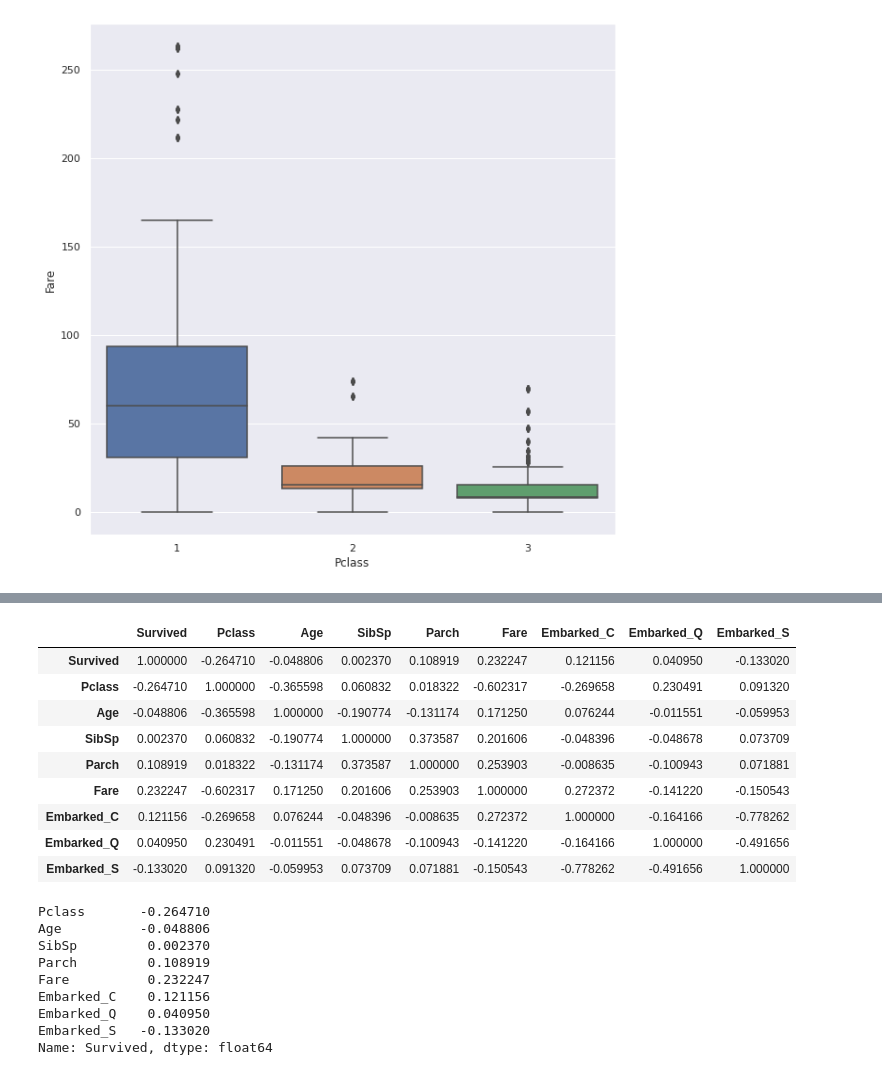
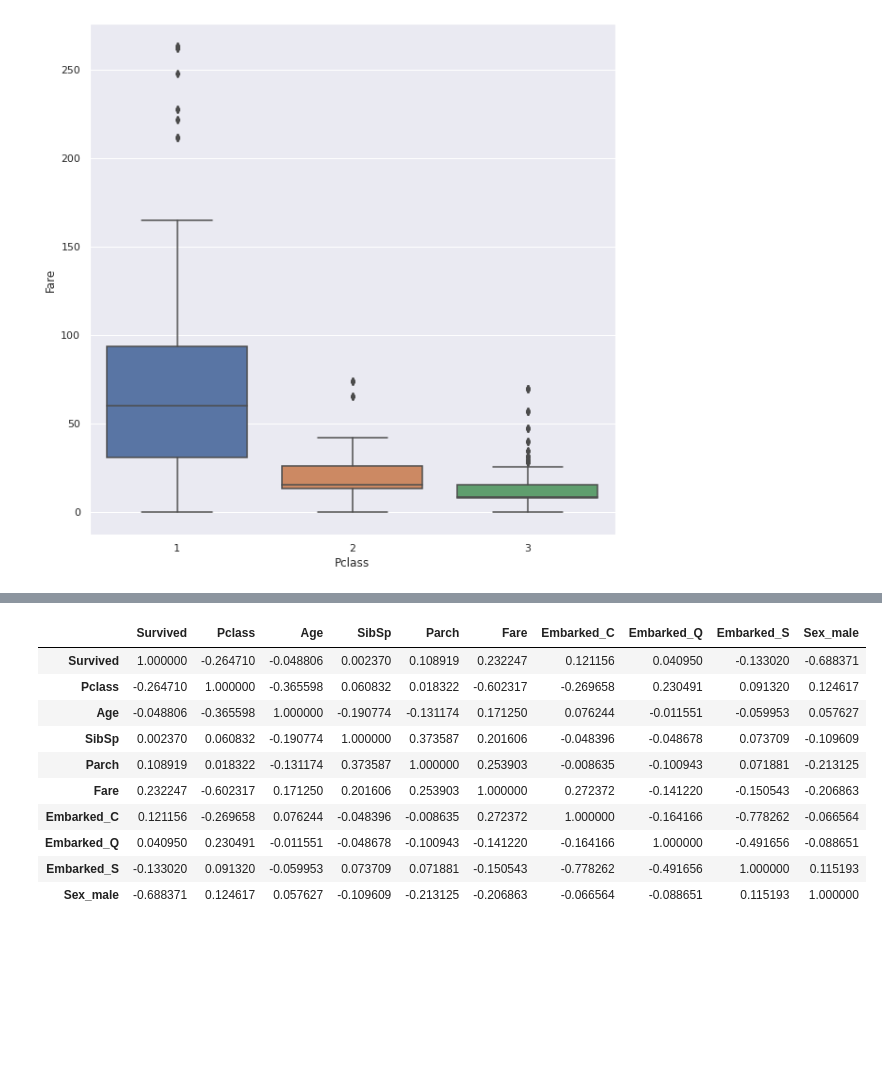
Before and after one commit to GDevigili/machine-learning-coursework, a Jupyter notebook: main.ipynb, the cells around one changed output, grey strips where cells are left out. Saved outputs shown, nothing was run; the diff lists cells and outputs as text; code cells hidden in the pictures; blank space fills up the shorter version.

```diff
--- a/main.ipynb
+++ b/main.ipynb
@@ -181,7 +191,7 @@ df_dummies = pd.get_dummies(merged_df, columns=['Embarked'])
 # %% [markdown]
 Então transformei a coluna `Sex` da mesma forma, porém apenas deixando ela como binário, sendo `male = 1` e `female = 0`:
 # %%
-df_dummies = pd.get_dummies(merged_df, columns=['Sex'], drop_first = True)
+df_dummies = pd.get_dummies(df_dummies, columns=['Sex'], drop_first = True)
 # %% [markdown]
 Então o dataset final fica:
 # %%
@@ -232,32 +266,21 @@ merged_df.plot(kind='box', subplots=True, layout=(4, 3), sharex=False, sharey=Fa
 # %%
 rs = np.random.RandomState(0)
 
 # df = pd.DataFrame(rs.rand(20, 20))
-corr = merged_df.corr()
+corr = df_dummies.corr()
 corr.style.background_gradient(cmap='coolwarm')
 # %% [output]
-|  | Survived | Pclass | Age | SibSp | Parch | Fare | Embarked_C | Embarked_Q | Embarked_S |
-| Survived | 1.000000 | -0.264710 | -0.048806 | 0.002370 | 0.108919 | 0.232247 | 0.121156 | 0.040950 | -0.133020 |
-| Pclass | -0.264710 | 1.000000 | -0.365598 | 0.060832 | 0.018322 | -0.602317 | -0.269658 | 0.230491 | 0.091320 |
-| Age | -0.048806 | -0.365598 | 1.000000 | -0.190774 | -0.131174 | 0.171250 | 0.076244 | -0.011551 | -0.059953 |
-| SibSp | 0.002370 | 0.060832 | -0.190774 | 1.000000 | 0.373587 | 0.201606 | -0.048396 | -0.048678 | 0.073709 |
-| Parch | 0.108919 | 0.018322 | -0.131174 | 0.373587 | 1.000000 | 0.253903 | -0.008635 | -0.100943 | 0.071881 |
-| Fare | 0.232247 | -0.602317 | 0.171250 | 0.201606 | 0.253903 | 1.000000 | 0.272372 | -0.141220 | -0.150543 |
-| Embarked_C | 0.121156 | -0.269658 | 0.076244 | -0.048396 | -0.008635 | 0.272372 | 1.000000 | -0.164166 | -0.778262 |
-| Embarked_Q | 0.040950 | 0.230491 | -0.011551 | -0.048678 | -0.100943 | -0.141220 | -0.164166 | 1.000000 | -0.491656 |
-| Embarked_S | -0.133020 | 0.091320 | -0.059953 | 0.073709 | 0.071881 | -0.150543 | -0.778262 | -0.491656 | 1.000000 |
+|  | Survived | Pclass | Age | SibSp | Parch | Fare | Embarked_C | Embarked_Q | Embarked_S | Sex_male |
+| Survived | 1.000000 | -0.264710 | -0.048806 | 0.002370 | 0.108919 | 0.232247 | 0.121156 | 0.040950 | -0.133020 | -0.688371 |
+| Pclass | -0.264710 | 1.000000 | -0.365598 | 0.060832 | 0.018322 | -0.602317 | -0.269658 | 0.230491 | 0.091320 | 0.124617 |
+| Age | -0.048806 | -0.365598 | 1.000000 | -0.190774 | -0.131174 | 0.171250 | 0.076244 | -0.011551 | -0.059953 | 0.057627 |
+| SibSp | 0.002370 | 0.060832 | -0.190774 | 1.000000 | 0.373587 | 0.201606 | -0.048396 | -0.048678 | 0.073709 | -0.109609 |
+| Parch | 0.108919 | 0.018322 | -0.131174 | 0.373587 | 1.000000 | 0.253903 | -0.008635 | -0.100943 | 0.071881 | -0.213125 |
+| Fare | 0.232247 | -0.602317 | 0.171250 | 0.201606 | 0.253903 | 1.000000 | 0.272372 | -0.141220 | -0.150543 | -0.206863 |
+| Embarked_C | 0.121156 | -0.269658 | 0.076244 | -0.048396 | -0.008635 | 0.272372 | 1.000000 | -0.164166 | -0.778262 | -0.066564 |
+| Embarked_Q | 0.040950 | 0.230491 | -0.011551 | -0.048678 | -0.100943 | -0.141220 | -0.164166 | 1.000000 | -0.491656 | -0.088651 |
+| Embarked_S | -0.133020 | 0.091320 | -0.059953 | 0.073709 | 0.071881 | -0.150543 | -0.778262 | -0.491656 | 1.000000 | 0.115193 |
+| Sex_male | -0.688371 | 0.124617 | 0.057627 | -0.109609 | -0.213125 | -0.206863 | -0.066564 | -0.088651 | 0.115193 | 1.000000 |
-# %%
-merged_df.corr().drop('Survived')['Survived']
-# %% [output]
-Pclass       -0.264710
-Age          -0.048806
-SibSp         0.002370
-Parch         0.108919
-Fare          0.232247
-Embarked_C    0.121156
-Embarked_Q    0.040950
-Embarked_S   -0.133020
-Name: Survived, dtype: float64
 # %%
 ax = sns.heatmap(   corr,
                     vmin=-1, vmax=1, center=0,
```
Also changed, not shown: parts of 19 cells of this notebook.
